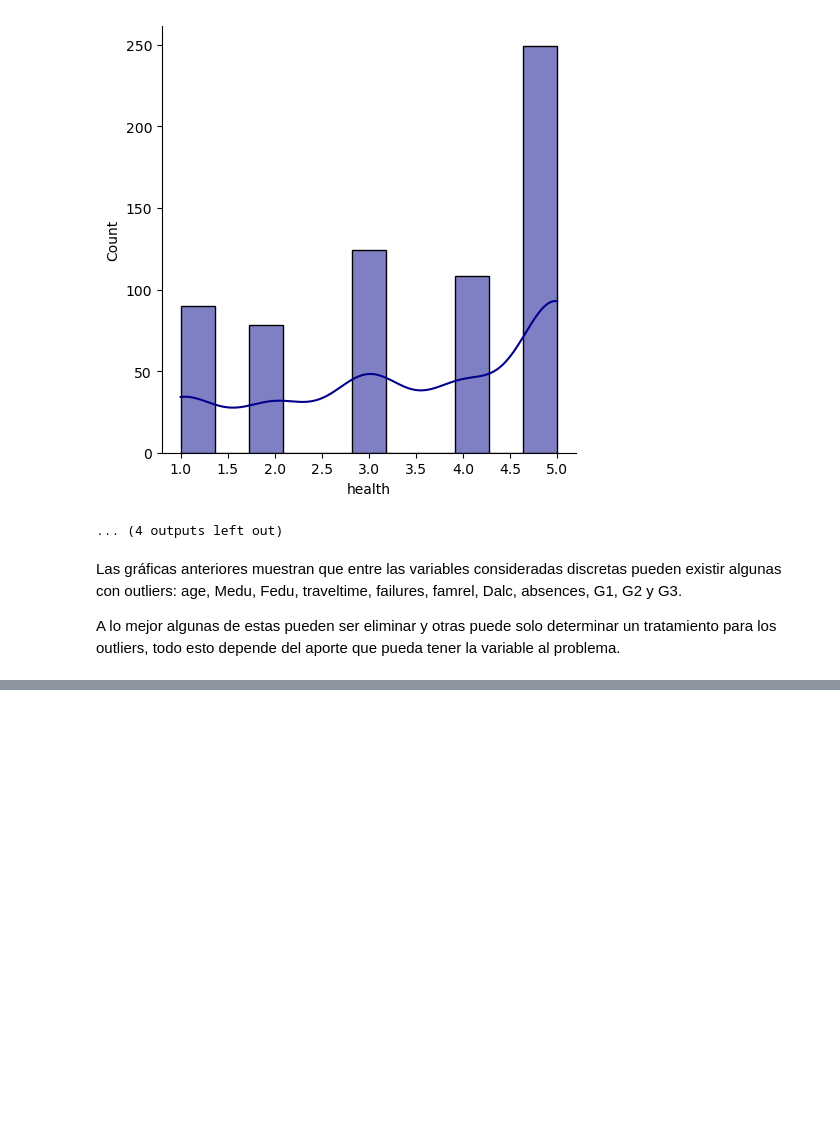
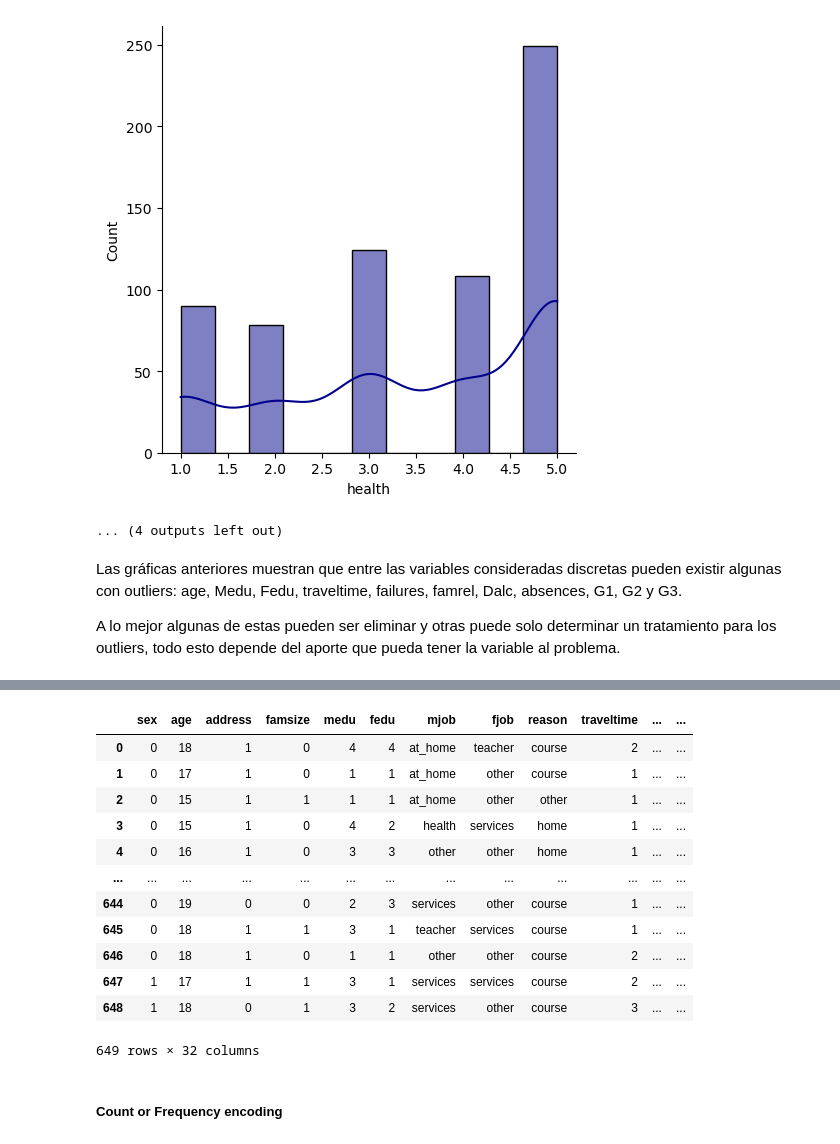
Before and after one commit to duartefrancisco/SLII-ProyectoFinal, a Jupyter notebook: Proyecto.ipynb, the cells around one changed output, grey strips where cells are left out. Drawn from its saved outputs; the diff is of its cells as text; code cells hidden in the pictures; blank space fills up the shorter version.

```diff
--- a/Proyecto.ipynb
+++ b/Proyecto.ipynb
@@ -210,0 +300,18 @@ A lo mejor algunas de estas pueden ser eliminar y otras puede solo determinar un
+# %%
+dataset
+# %% [output]
+|  | sex | age | address | famsize | medu | fedu | mjob | fjob | reason | traveltime | ... | ... |
+| 0 | 0 | 18 | 1 | 0 | 4 | 4 | at_home | teacher | course | 2 | ... | ... |
+| 1 | 0 | 17 | 1 | 0 | 1 | 1 | at_home | other | course | 1 | ... | ... |
+| 2 | 0 | 15 | 1 | 1 | 1 | 1 | at_home | other | other | 1 | ... | ... |
+| 3 | 0 | 15 | 1 | 0 | 4 | 2 | health | services | home | 1 | ... | ... |
+| 4 | 0 | 16 | 1 | 0 | 3 | 3 | other | other | home | 1 | ... | ... |
+| ... | ... | ... | ... | ... | ... | ... | ... | ... | ... | ... | ... | ... |
+| 644 | 0 | 19 | 0 | 0 | 2 | 3 | services | other | course | 1 | ... | ... |
+| 645 | 0 | 18 | 1 | 1 | 3 | 1 | teacher | services | course | 1 | ... | ... |
+| 646 | 0 | 18 | 1 | 0 | 1 | 1 | other | other | course | 2 | ... | ... |
+| 647 | 1 | 17 | 1 | 1 | 3 | 1 | services | services | course | 2 | ... | ... |
+| 648 | 1 | 18 | 0 | 1 | 3 | 2 | services | other | course | 3 | ... | ... |
+649 rows × 32 columns
+# %% [markdown]
+##### Count or Frequency encoding
```
Also changed, not shown: parts of 65 cells of this notebook.
